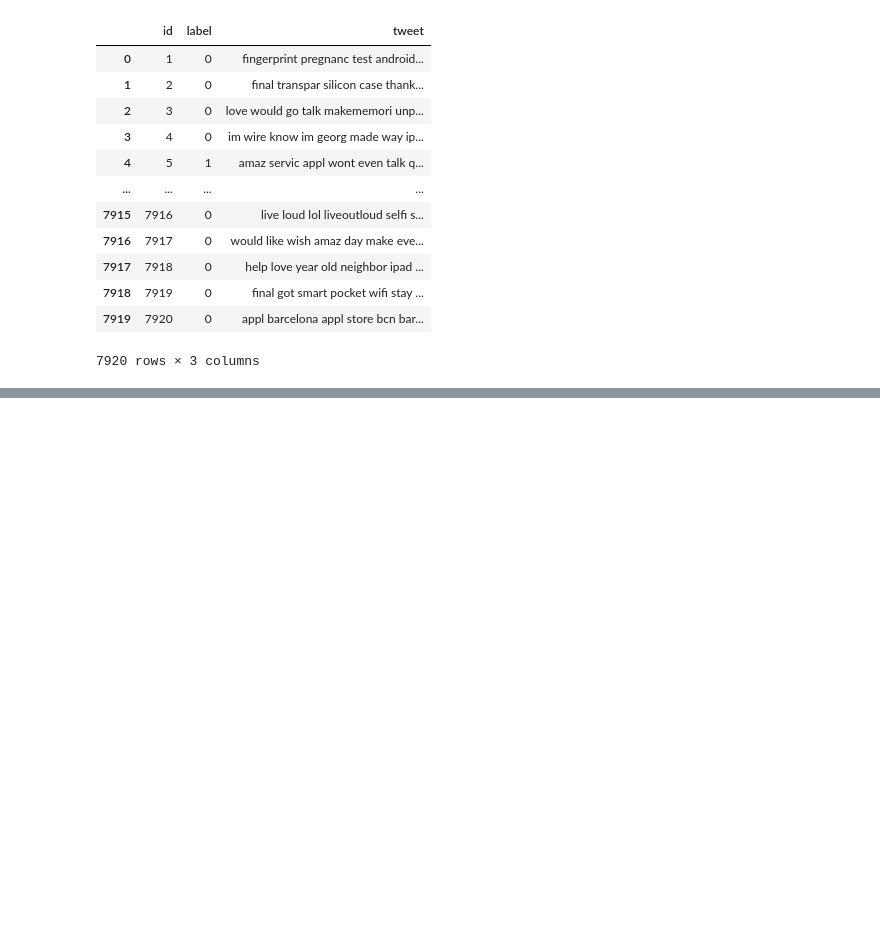
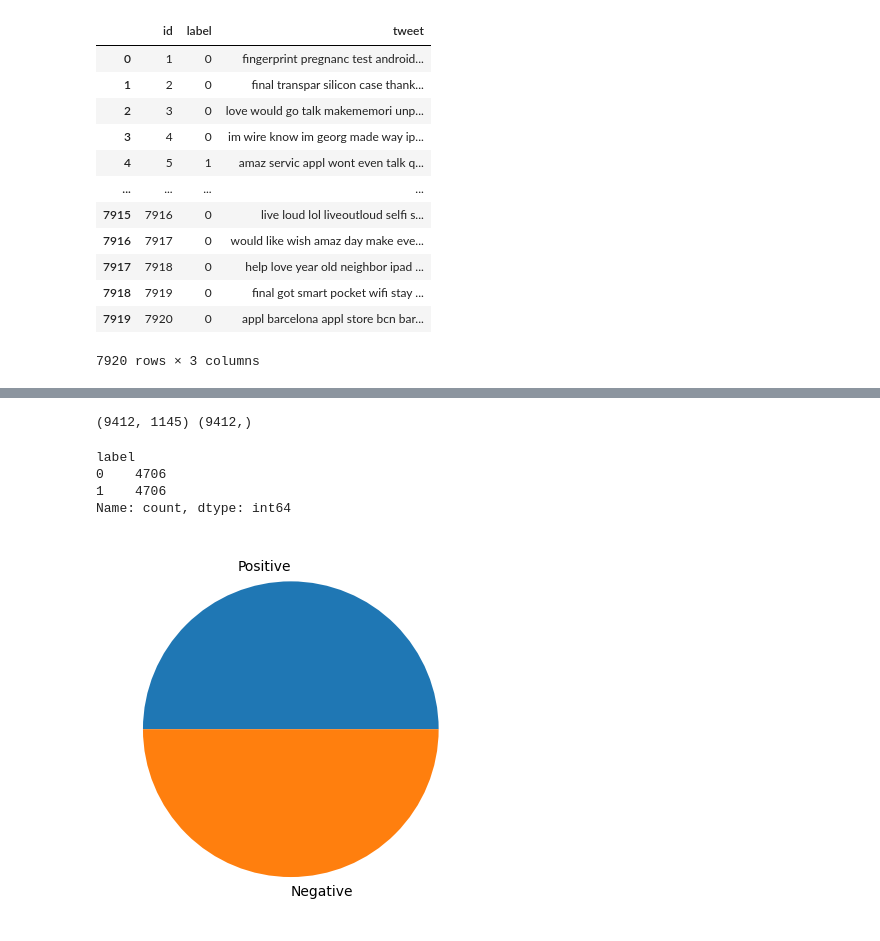
Before and after one commit to mustafacoban96/Sentiment_Analysis, a Jupyter notebook: notebooks/02.model_building.ipynb, the cells around one changed output, grey strips where cells are left out. Saved outputs shown, nothing was run; the diff lists cells and outputs as text; code cells hidden in the pictures; blank space fills up the shorter version.

```diff
--- a/notebooks/02.model_building.ipynb
+++ b/notebooks/02.model_building.ipynb
@@ -224,0 +420,18 @@ data
+# %%
+def vectorizer(ds, vocabulary):
+    vectorized_lst = []
+
+    for sentence in ds:
+        sentence_lst = np.zeros(len(vocabulary))
+
+        for i in range(len(vocabulary)):
+            if vocabulary[i] in sentence.split():
+                sentence_lst[i] = 1
+
+        vectorized_lst.append(sentence_lst)
+
+    vectorized_lst_new = np.asarray(vectorized_lst, dtype=np.float32)
+
+    return vectorized_lst_new
+# %%
+vectorized_x_train = vectorizer(X_train,tokens)
@@ -224,0 +517,19 @@ data
+# %%
+from imblearn.over_sampling import SMOTE
+smote = SMOTE()
+vectorized_x_train_smote, y_train_smote = smote.fit_resample(vectorized_x_train, y_train)
+print(vectorized_x_train_smote.shape, y_train_smote.shape)
+# %% [output]
+(9412, 1145) (9412,)
+# %%
+y_train_smote.value_counts()
+# %% [output]
+label
+0    4706
+1    4706
+Name: count, dtype: int64
+# %%
+plt.pie(np.array([y_train_smote.value_counts()[0], y_train_smote.value_counts()[1]]), labels=['Positive', 'Negative'])
+plt.show()
+# %% [output]
+[figure, added]
```
Also changed, not shown: parts of 36 cells of this notebook.
